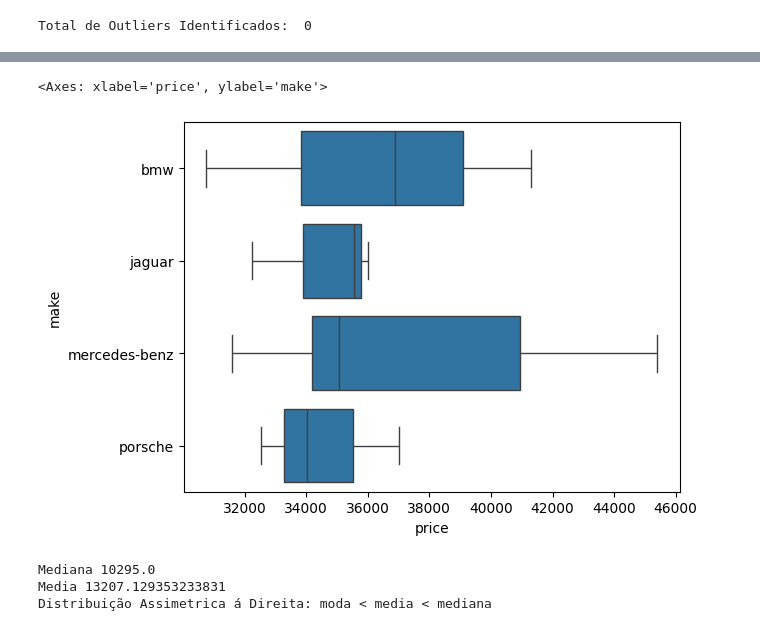
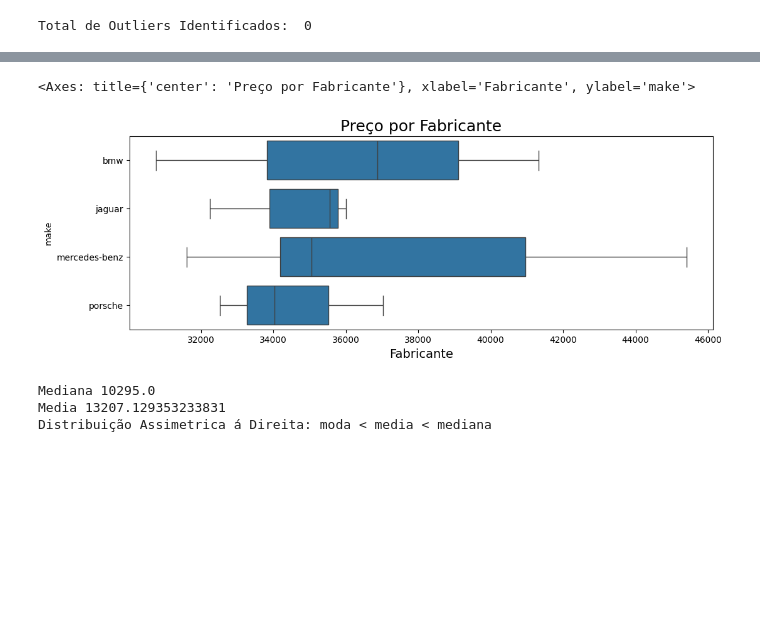
Before and after one commit to reynancs/car_price_prediction, a Jupyter notebook: notebooks/1.0-rc-data-understading.ipynb, the cells around one changed output, grey strips where cells are left out. Saved outputs shown, nothing was run; the diff lists cells and outputs as text; code cells hidden in the pictures; blank space fills up the shorter version.

```diff
--- a/notebooks/1.0-rc-data-understading.ipynb
+++ b/notebooks/1.0-rc-data-understading.ipynb
@@ -248,11 +258,16 @@ sns.boxplot(x='price', y='make', data=df)
 # %%
 # Filter price > 30k by make
-sns.boxplot(x='price', y='make', data=df.query('price > 30000') )
+ax = sns.boxplot(x='price', y='make', data=df.query('price > 30000') )
+
+ax.figure.set_size_inches(12, 4)
+ax.set_title('Preço por Fabricante', fontsize=18)
+ax.set_xlabel('Fabricante', fontsize=14)
+ax
 
 # Filtrando os preços acima de 30000 fica mais evidente que os fabricantes bmw e mercedez possui uma maior discrepância
 # %% [output]
-<Axes: xlabel='price', ylabel='make'>
+<Axes: title={'center': 'Preço por Fabricante'}, xlabel='Fabricante', ylabel='make'>
-[figure, old version]
+[figure, new version]
 # %%
 # Check the Freq. Distribution of target value `price`
 df['price'].plot(kind="hist", bins=50)
```
Also changed, not shown: parts of 2 cells of this notebook.
